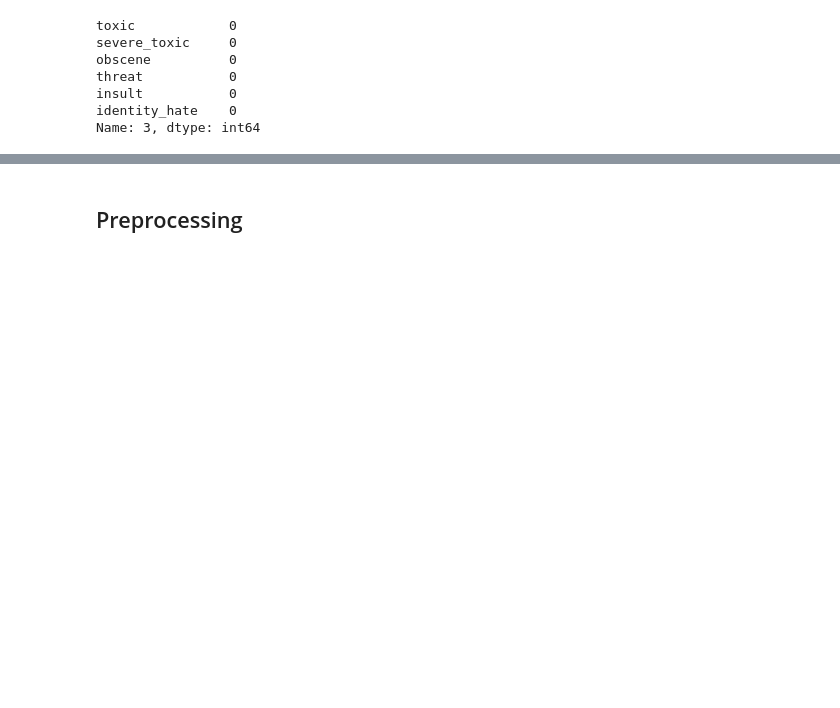
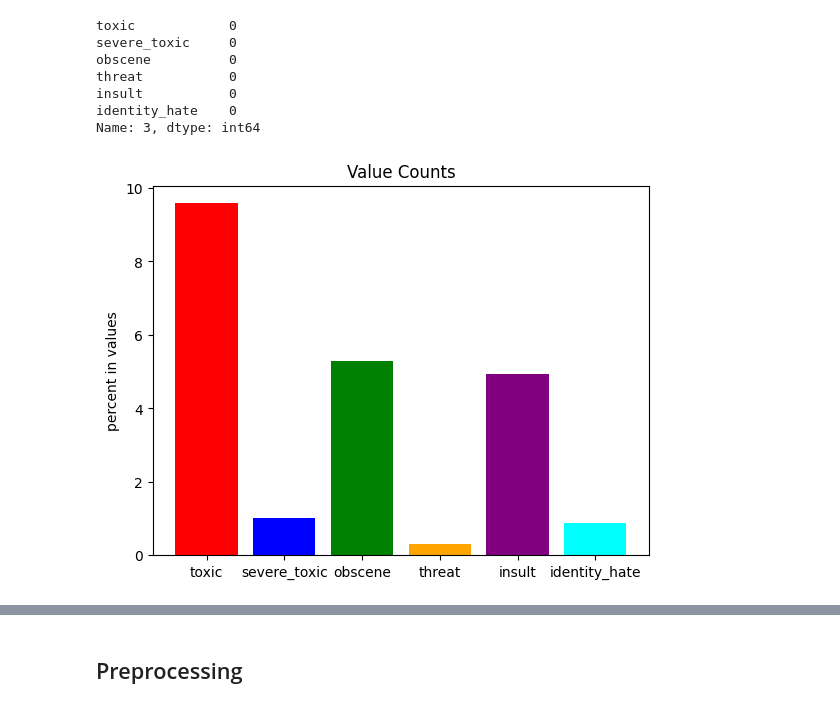
Before and after one commit to YashMasane/Comment-Toxicity-Model, a Jupyter notebook: main.ipynb, the cells around one changed output, grey strips where cells are left out. Saved outputs shown, nothing was run; the diff lists cells and outputs as text; code cells hidden in the pictures; blank space fills up the shorter version.

```diff
--- a/main.ipynb
+++ b/main.ipynb
@@ -65,3 +70,15 @@ threat           0
 insult           0
 identity_hate    0
 Name: 3, dtype: int64
+# %%
+# plot_dict = {'Toxic': len(df[df['toxic']==1]),
+#              'severe_toxic': len(df[df['severe_toxic']==1]),
+#              'obscene': len(df[df['obscene']==1]),
+#              'threat': len(df[df['threat']==1]),
+#              'insult': len(df[df['insult']==1]),
+#              'identity_hate': len(df[df['identity_hate']==1])}
+
+columns_to_plot = df.columns[2:]
+values = []
+for col in columns_to_plot:
+    values.append(len(df[df[col]==1])/len(df)*100)
@@ -67,0 +89,10 @@ Name: 3, dtype: int64
+# %%
+# print(columns_to_plot)
+# values
+colors = ['red', 'blue', 'green', 'orange', 'purple', 'cyan']
+plt.bar(columns_to_plot, values, color=colors)
+plt.ylabel('percent in values')
+plt.title('Value Counts')
+plt.show()
+# %% [output]
+[figure, added]
```
Also changed, not shown: parts of 25 cells of this notebook.
